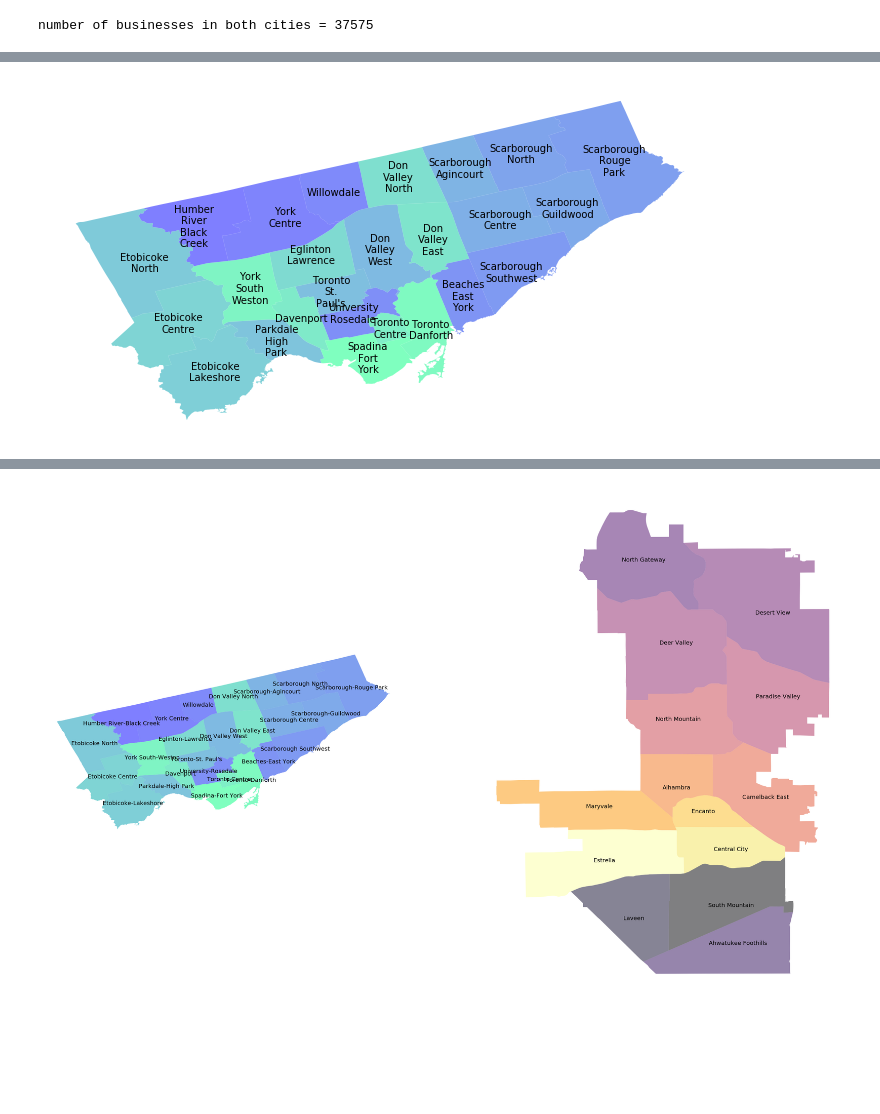
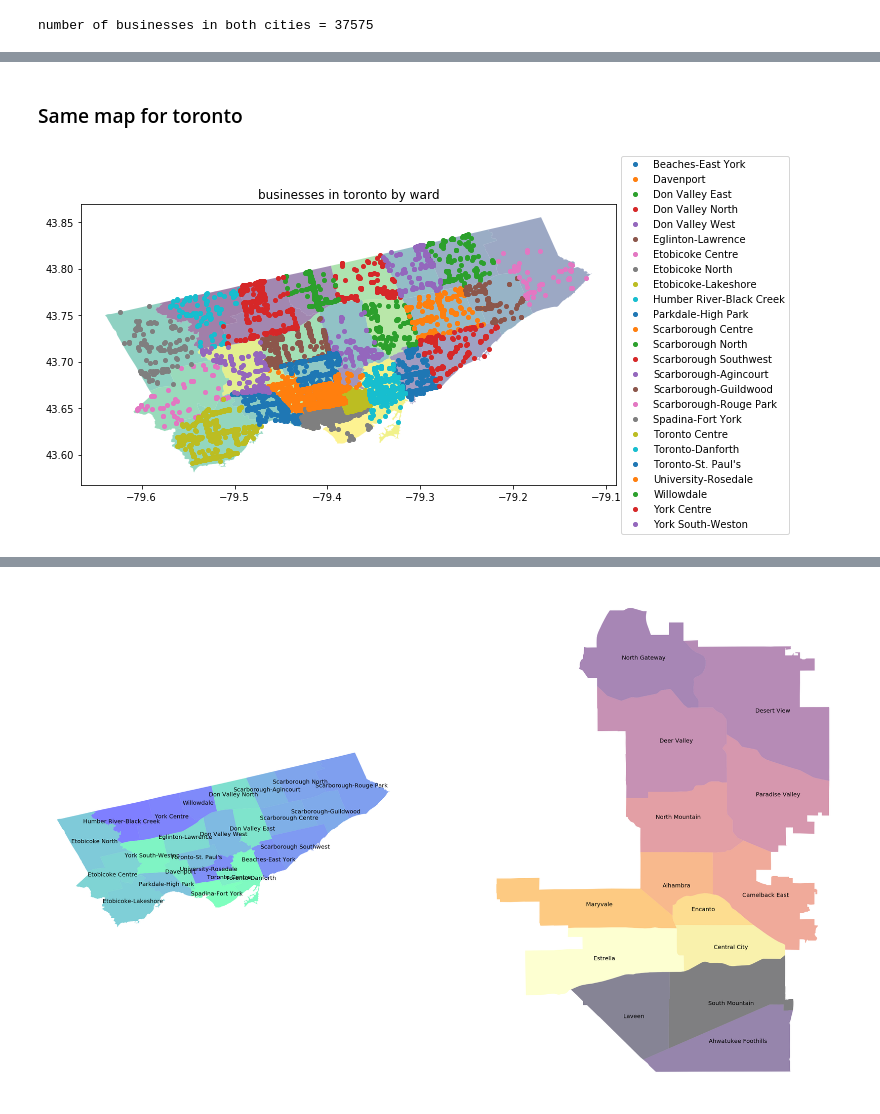
Before and after one commit to lots-of-things/city2city, a Jupyter notebook: build_maps_and_similarity.ipynb, the cells around one changed output, grey strips where cells are left out. Saved outputs shown, nothing was run; the diff lists cells and outputs as text; code cells hidden in the pictures; blank space fills up the shorter version.

```diff
--- a/dataprep.ipynb
+++ b/build_maps_and_similarity.ipynb
@@ -114,14 +129,0 @@ plt.show()
-# %%
-fig, ax = plt.subplots(figsize=(10,8))
-
-phx_map.plot(ax=ax,alpha=0.2)
-
-ax.margins(0.05) # Optional, just adds 5% padding to the autoscaling
-for name, group in phx_points.groupby('name'):
-    if (group['lon'].max()-group['lon'].min() < 0.2) & (group['lat'].max()-group['lat'].min() < 0.2):
-        points_x = [group['lon'].min(), group['lon'].min(), group['lon'].max(), group['lon'].max()]
-        points_y = [group['lat'].min(), group['lat'].max(), group['lat'].max(), group['lat'].min()]
-        ax.fill(points_x, points_y,label=name,alpha=0.5)
-plt.legend()
-
-plt.show()
@@ -130,3 +130,5 @@ plt.show()
+# %% [markdown]
+### Same map for toronto
 # %%
 tor = df_biz.loc[df_biz['city']=='Toronto'].copy()
 # %%
@@ -144,14 +146,20 @@ tor_map['name']=tor_map['AREA_NAME']
 # https://geopandas.readthedocs.io/en/latest/gallery/create_geopandas_from_pandas.html
 tor_points = gpd.GeoDataFrame(tor,geometry = gpd.points_from_xy(tor['lon'],tor['lat']))
 tor_points = sjoin(tor_points, tor_map, how='left')
-# %%
-fig, ax = plt.subplots(figsize=(12,8))
-tor_map.plot(ax=ax,alpha=0.5,cmap='winter')
-
-for idx, row in tor_map.iterrows():
-    ax.annotate(s=row['name'].replace(' ','\n').replace('-','\n'), xy=row['coords'], fontsize=10,
-                 horizontalalignment='center',verticalalignment='center')
-ax.axis('off')
-plt.savefig("toronto.svg", format="svg")
-# %% [output]
-[figure, removed]
+# %%
+fig, ax = plt.subplots(figsize=(12,10))
+
+tor_map.plot(ax=ax,alpha=0.5,cmap='viridis')
+
+ax.margins(0.05) # Optional, just adds 5% padding to the autoscaling
+for name, group in tor_points.groupby('name'):
+    ax.plot(group['lon'], group['lat'], marker='o', linestyle='', ms=4, label=name)
+plt.title('businesses in toronto by ward')
+box = ax.get_position()
+ax.set_position([box.x0, box.y0, box.width * 0.8, box.height])
+
+# Put a legend to the right of the current axis
+ax.legend(loc='center left', bbox_to_anchor=(1, 0.5))
+plt.show()
+# %% [output]
+[figure, added]
```
Also changed, not shown: parts of 37 cells of this notebook, 4 other files.
